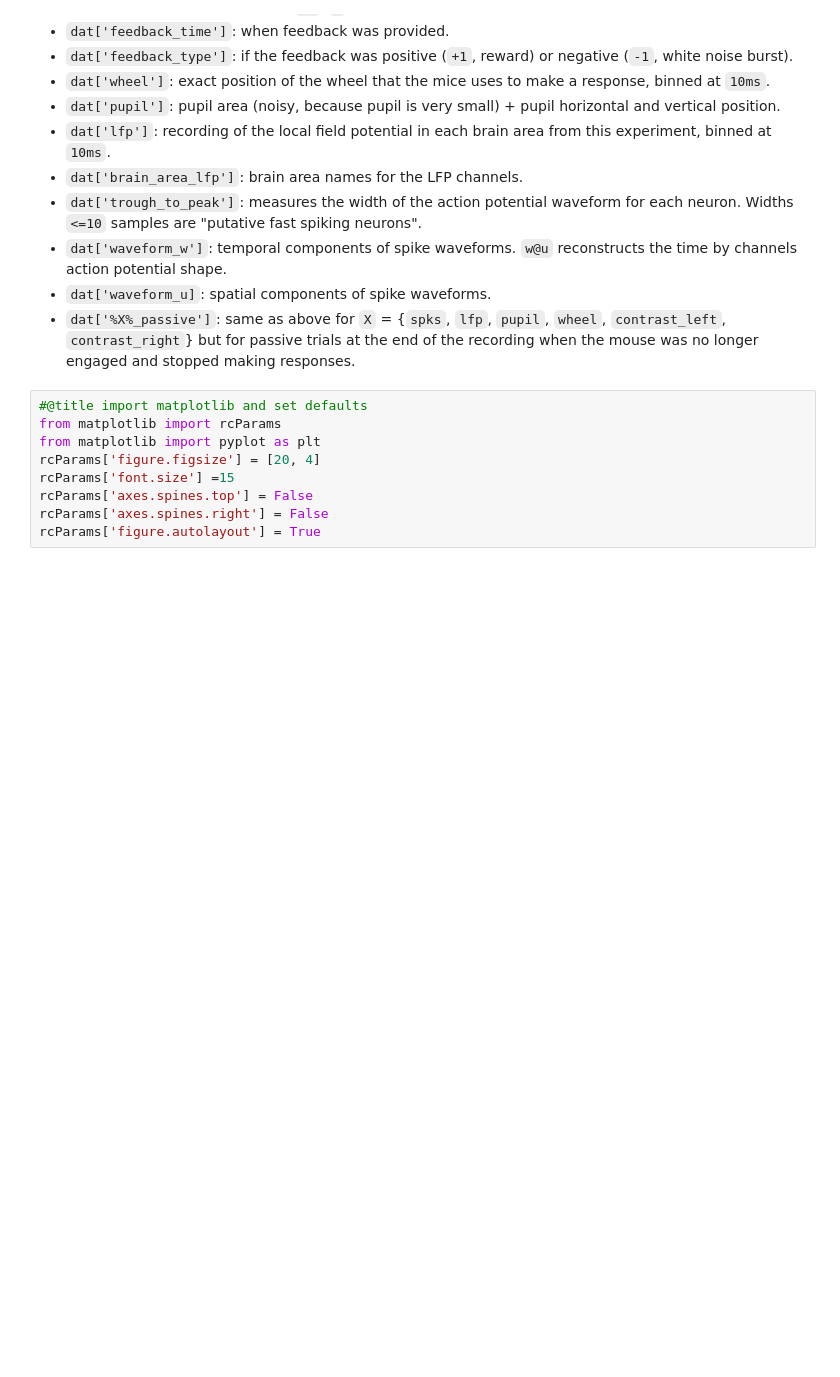
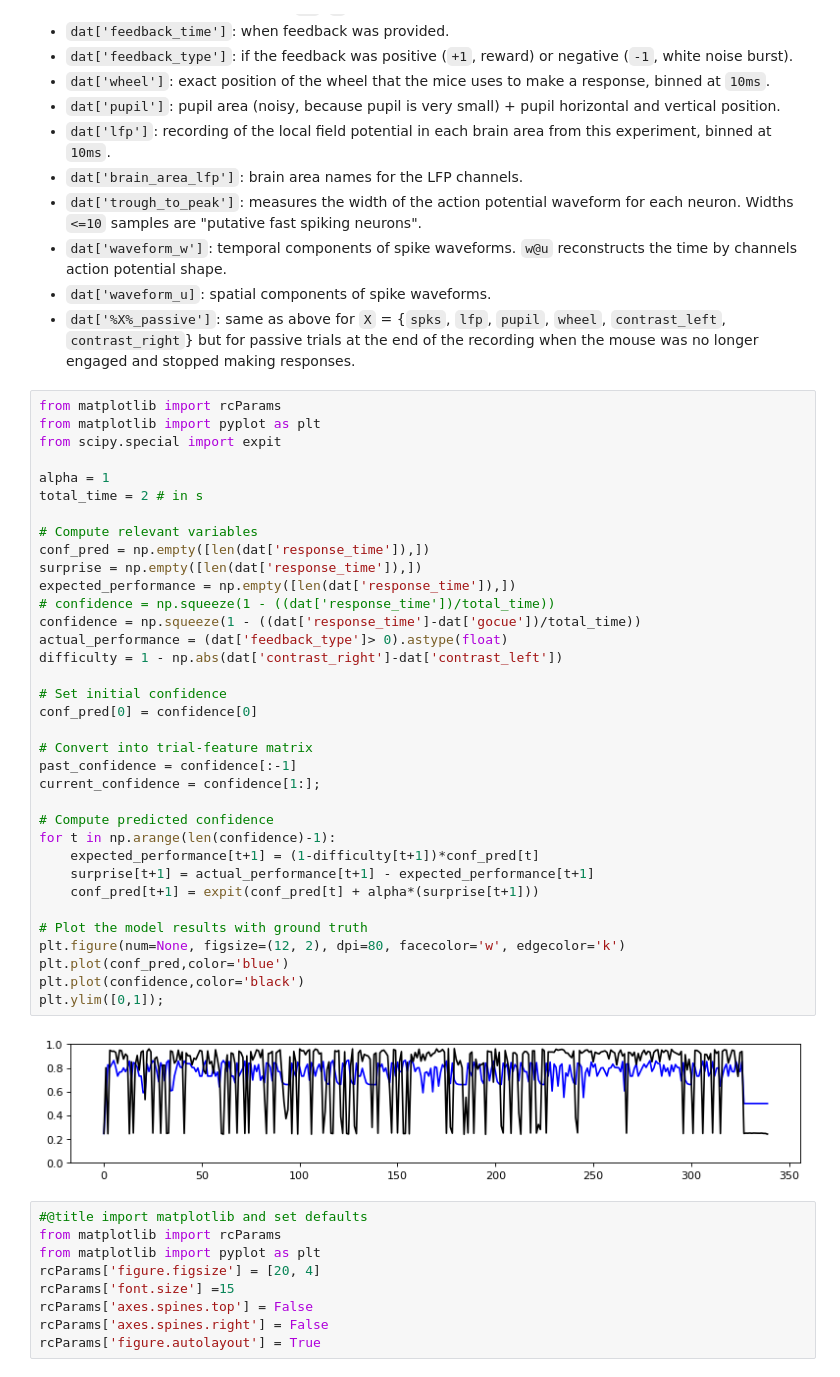
Before and after one commit to jordanlei/neuromatch-project, a Jupyter notebook: tutorial/garrett_steinmetz_tutorial.ipynb, the cells around one changed output. Saved outputs shown, nothing was run; the diff lists cells and outputs as text; blank space fills up the shorter version.

Commit message:
Separated test model from Steinmetz tutorial

```diff
--- a/tutorial/garrett_steinmetz_tutorial.ipynb
+++ b/tutorial/garrett_steinmetz_tutorial.ipynb
@@ -115,6 +69,43 @@ Conf Pred:  [0.24707669 0.56145684 0.8265623  0.80428295 0.83246686]
 * `dat['waveform_w']`: temporal components of spike waveforms. `w@u` reconstructs the time by channels action potential shape.
 * `dat['waveform_u]`: spatial components of spike waveforms.
 * `dat['%X%_passive']`: same as above for `X` = {`spks`, `lfp`, `pupil`, `wheel`, `contrast_left`, `contrast_right`} but for  passive trials at the end of the recording when the mouse was no longer engaged and stopped making responses.
+# %%
+from matplotlib import rcParams
+from matplotlib import pyplot as plt
+from scipy.special import expit
+
+alpha = 1
+total_time = 2 # in s
+
+# Compute relevant variables
+conf_pred = np.empty([len(dat['response_time']),])
+surprise = np.empty([len(dat['response_time']),])
+expected_performance = np.empty([len(dat['response_time']),])
+# confidence = np.squeeze(1 - ((dat['response_time'])/total_time))
+confidence = np.squeeze(1 - ((dat['response_time']-dat['gocue'])/total_time))
+actual_performance = (dat['feedback_type']> 0).astype(float)
+difficulty = 1 - np.abs(dat['contrast_right']-dat['contrast_left'])
+
+# Set initial confidence
+conf_pred[0] = confidence[0]
+
+# Convert into trial-feature matrix
+past_confidence = confidence[:-1]
+current_confidence = confidence[1:];
+
+# Compute predicted confidence
+for t in np.arange(len(confidence)-1):
+    expected_performance[t+1] = (1-difficulty[t+1])*conf_pred[t]
+    surprise[t+1] = actual_performance[t+1] - expected_performance[t+1]
+    conf_pred[t+1] = expit(conf_pred[t] + alpha*(surprise[t+1]))
+
+# Plot the model results with ground truth
+plt.figure(num=None, figsize=(12, 2), dpi=80, facecolor='w', edgecolor='k')
+plt.plot(conf_pred,color='blue')
+plt.plot(confidence,color='black')
+plt.ylim([0,1]);
+# %% [output]
+[figure, added]
 # %%
 #@title import matplotlib and set defaults
 from matplotlib import rcParams
```
Also changed, not shown: parts of 1 cell of this notebook, 1 other file.
